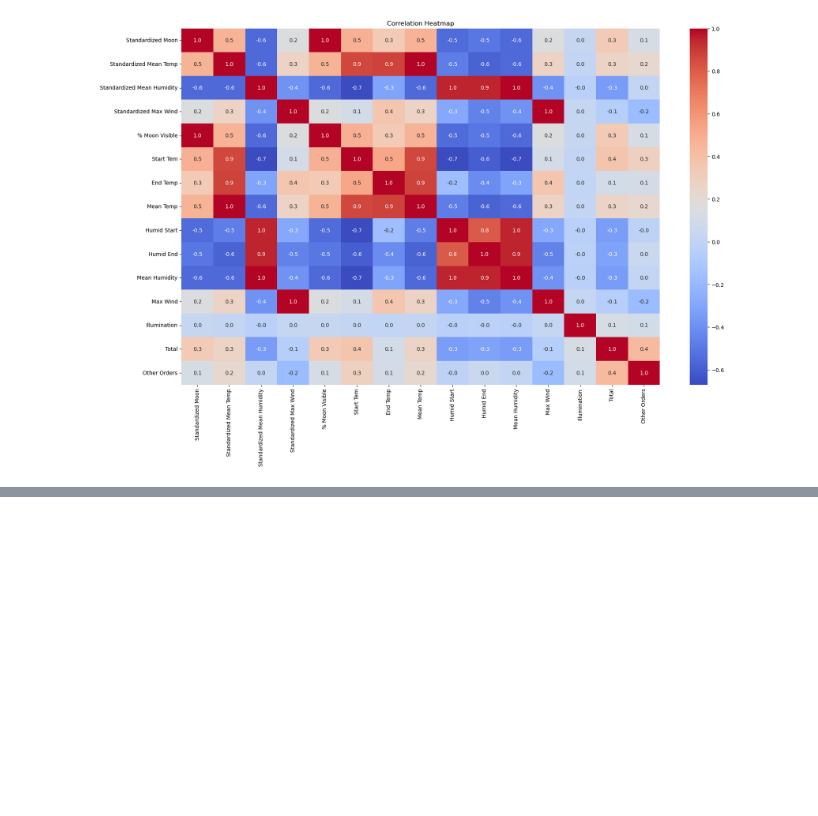
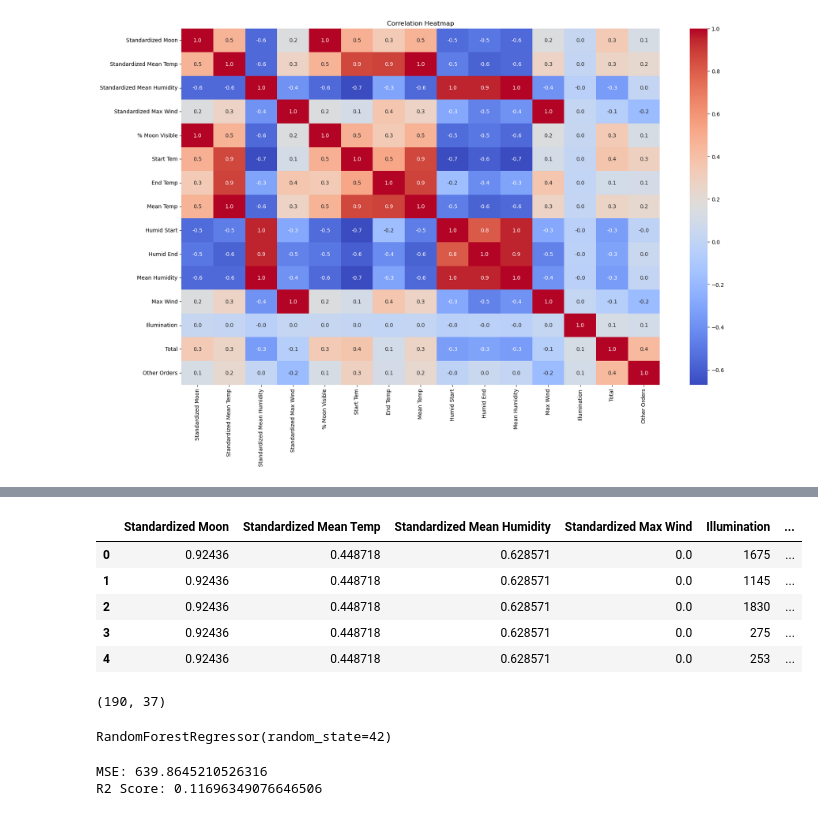
Before and after one commit to hfarukaktas/data-science-projects, a Jupyter notebook: bugs-data/bugs_data.ipynb, the cells around one changed output, grey strips where cells are left out. Cells and saved outputs as stored; diff of their text form; code cells hidden in the pictures; blank space fills up the shorter version.

Commit message:
Tried Random Forest Algorithm on Bugs Data

```diff
--- a/bugs-data/bugs_data.ipynb
+++ b/bugs-data/bugs_data.ipynb
@@ -230,0 +296,13 @@ plt.show()
+# %%
+df.head()
+# %% [output]
+|  | Standardized Moon | Standardized Mean Temp | Standardized Mean Humidity | Standardized Max Wind | Illumination | ... |
+| 0 | 0.92436 | 0.448718 | 0.628571 | 0.0 | 1675 | ... |
+| 1 | 0.92436 | 0.448718 | 0.628571 | 0.0 | 1145 | ... |
+| 2 | 0.92436 | 0.448718 | 0.628571 | 0.0 | 1830 | ... |
+| 3 | 0.92436 | 0.448718 | 0.628571 | 0.0 | 275 | ... |
+| 4 | 0.92436 | 0.448718 | 0.628571 | 0.0 | 253 | ... |
+# %%
+df.shape
+# %% [output]
+(190, 37)
@@ -230,0 +313,10 @@ plt.show()
+# %%
+X = df.drop(columns = ["Diptera" ,"Hymenoptera", "Hemiptera", "Psocoptera", "Coleoptera", "Collembola", "Arachnid",
+                       "Thysanura", "Isoptera", "Lepidoptera", "Neuroptera", "Larave", "Orthoptera", "Unident", "Total"])
+y= df["Total"]
+
+X_train, X_test, y_train, y_test = train_test_split(X,y, test_size = 0.2, random_state = 42)
+model = RandomForestRegressor(n_estimators=100, random_state =42)
+model.fit(X_train, y_train)
+# %% [output]
+RandomForestRegressor(random_state=42)
@@ -230,0 +325,9 @@ plt.show()
+# %%
+mse = mean_squared_error(y_test, y_pred)
+r2 = r2_score(y_test, y_pred)
+
+print(f"MSE: {mse}")
+print(f"R2 Score: {r2}")
+# %% [output]
+MSE: 639.8645210526316
+R2 Score: 0.11696349076646506
```
Also changed, not shown: parts of 12 cells of this notebook.
